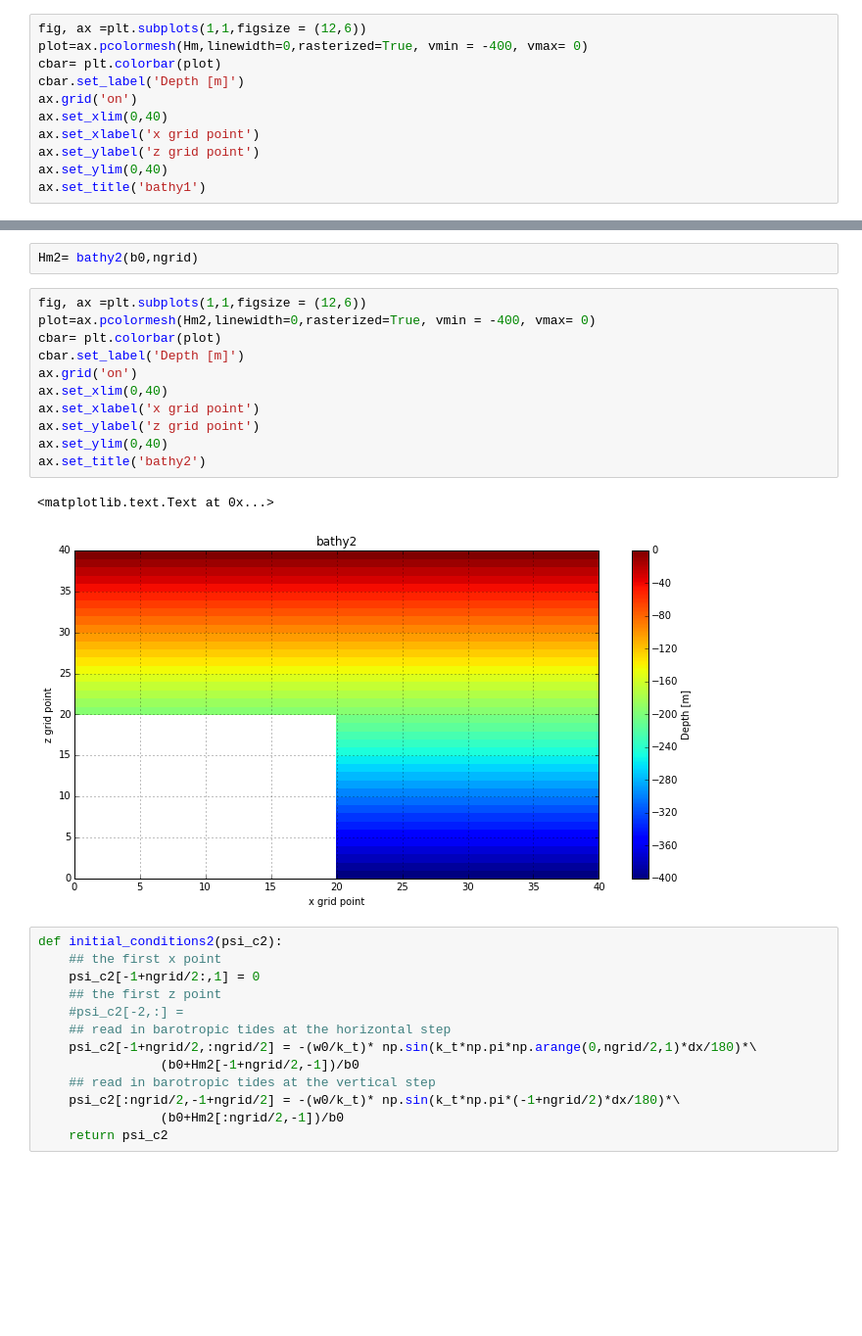
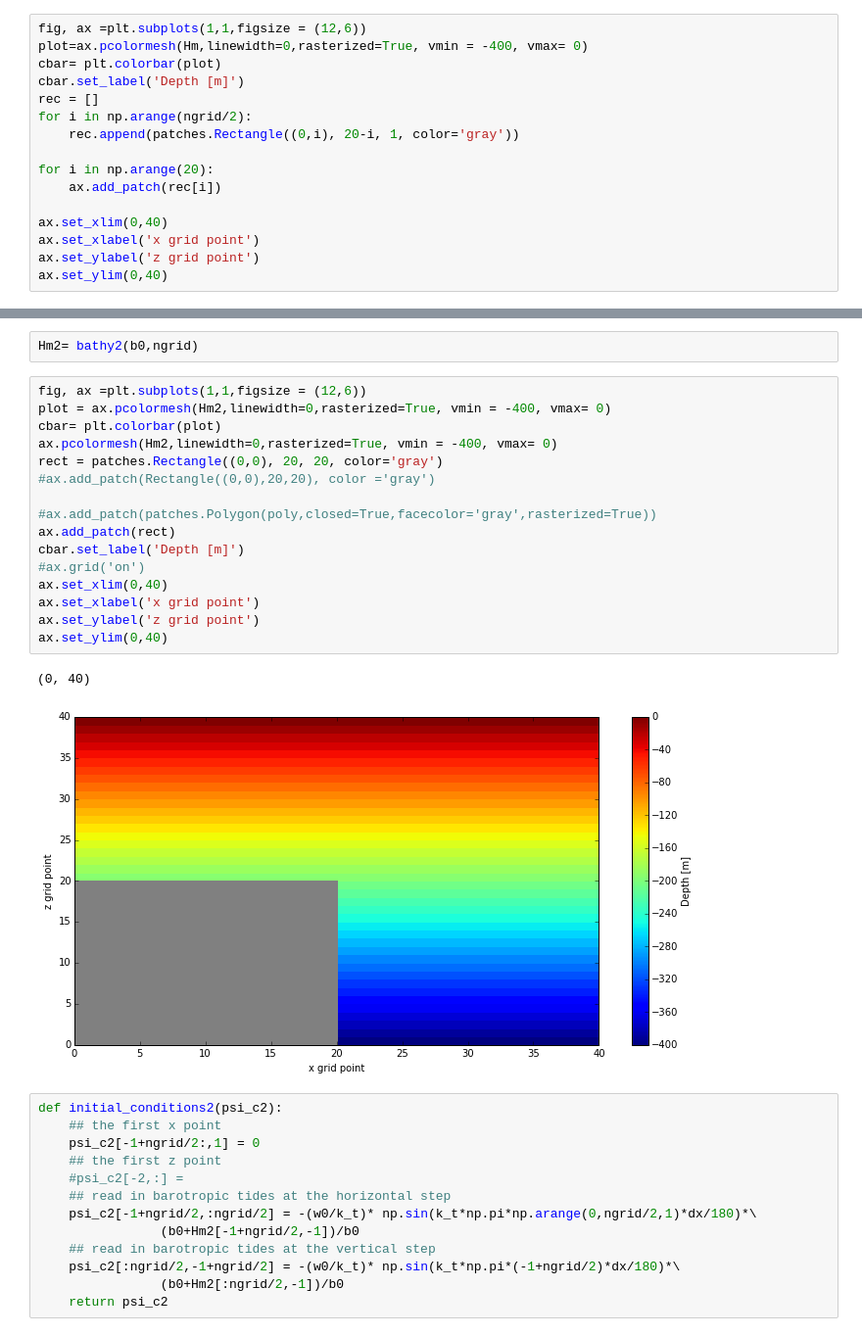
Before and after one commit to jieliu920608/Lab7Assignment, a Jupyter notebook: Project.ipynb, the cells around one changed output, grey strips where cells are left out. Shown at 98% size. Drawn from its saved outputs; the diff is of its cells as text; blank space fills up the shorter version.

```diff
--- a/Project.ipynb
+++ b/Project.ipynb
@@ -67,10 +69,15 @@ fig, ax =plt.subplots(1,1,figsize = (12,6))
 plot=ax.pcolormesh(Hm,linewidth=0,rasterized=True, vmin = -400, vmax= 0)
 cbar= plt.colorbar(plot)
 cbar.set_label('Depth [m]')
-ax.grid('on')
+rec = []
+for i in np.arange(ngrid/2):
+    rec.append(patches.Rectangle((0,i), 20-i, 1, color='gray'))
+
+for i in np.arange(20):
+    ax.add_patch(rec[i])
+
 ax.set_xlim(0,40)
 ax.set_xlabel('x grid point')
 ax.set_ylabel('z grid point')
 ax.set_ylim(0,40)
-ax.set_title('bathy1')
 # %% [output]
@@ -331,18 +340,23 @@ def bathy2(b0, ngrid):
 Hm2= bathy2(b0,ngrid)
 # %%
 fig, ax =plt.subplots(1,1,figsize = (12,6))
-plot=ax.pcolormesh(Hm2,linewidth=0,rasterized=True, vmin = -400, vmax= 0)
+plot = ax.pcolormesh(Hm2,linewidth=0,rasterized=True, vmin = -400, vmax= 0)
 cbar= plt.colorbar(plot)
+ax.pcolormesh(Hm2,linewidth=0,rasterized=True, vmin = -400, vmax= 0)
+rect = patches.Rectangle((0,0), 20, 20, color='gray')
+#ax.add_patch(Rectangle((0,0),20,20), color ='gray')
+
+#ax.add_patch(patches.Polygon(poly,closed=True,facecolor='gray',rasterized=True))
+ax.add_patch(rect)
 cbar.set_label('Depth [m]')
-ax.grid('on')
+#ax.grid('on')
 ax.set_xlim(0,40)
 ax.set_xlabel('x grid point')
 ax.set_ylabel('z grid point')
 ax.set_ylim(0,40)
-ax.set_title('bathy2')
 # %% [output]
-<matplotlib.text.Text at 0x...>
+(0, 40)
-[figure, old version]
+[figure, new version]
 # %%
 def initial_conditions2(psi_c2):
     ## the first x point
```
Also changed, not shown: parts of 4 cells of this notebook.
